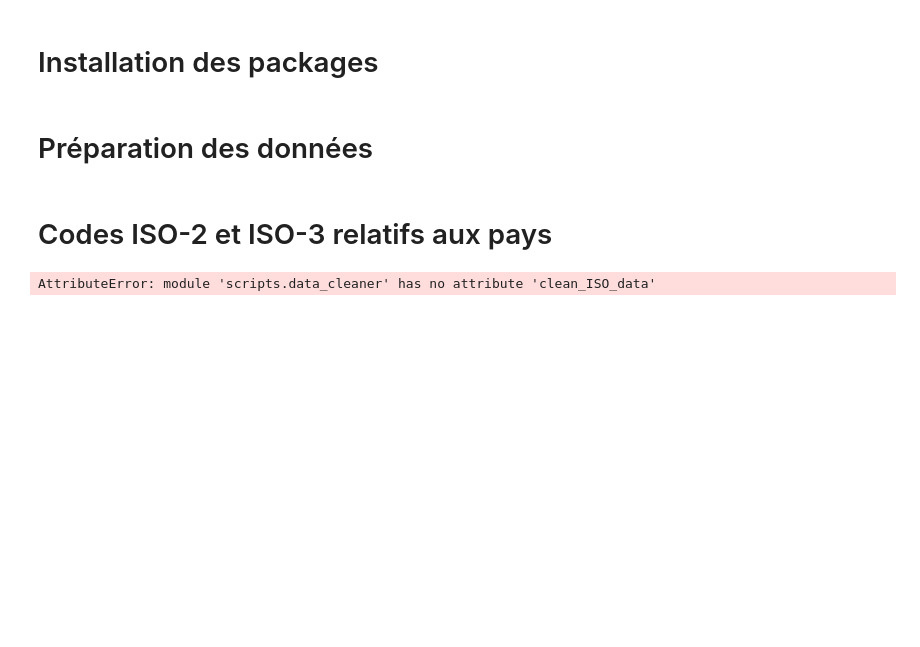
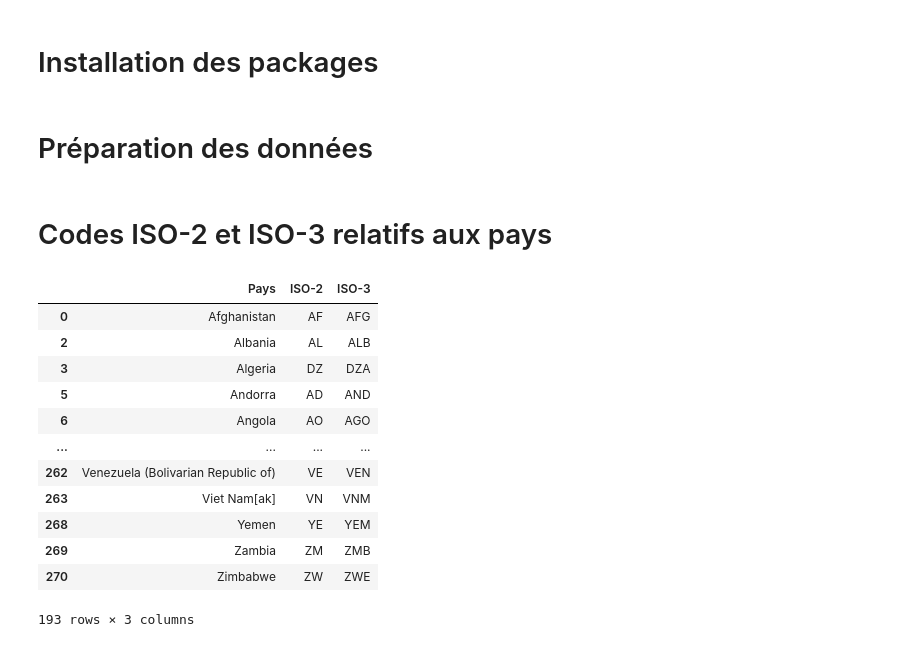
Before and after one commit to nile2304/Data-Science-Project-ENSAE, a Jupyter notebook: main.ipynb, the cells around one changed output. Saved outputs shown, nothing was run; the diff lists cells and outputs as text; code cells hidden in the pictures; blank space fills up the shorter version.

```diff
--- a/main.ipynb
+++ b/main.ipynb
@@ -12,7 +12,20 @@ codesISO_url = "https://en.wikipedia.org/wiki/List_of_ISO_3166_country_codes"
 # %%
 codesISO_data = dc.get_ISOcodes(codesISO_url)
 codesISO_data = dcl.clean_ISOData(codesISO_data)
+codesISO_data
 # %% [output]
+|  | Pays | ISO-2 | ISO-3 |
+| 0 | Afghanistan | AF | AFG |
+| 2 | Albania | AL | ALB |
+| 3 | Algeria | DZ | DZA |
+| 5 | Andorra | AD | AND |
+| 6 | Angola | AO | AGO |
+| ... | ... | ... | ... |
+| 262 | Venezuela (Bolivarian Republic of) | VE | VEN |
+| 263 | Viet Nam[ak] | VN | VNM |
+| 268 | Yemen | YE | YEM |
+| 269 | Zambia | ZM | ZMB |
+| 270 | Zimbabwe | ZW | ZWE |
-AttributeError: module 'scripts.data_cleaner' has no attribute 'clean_ISO_data'
+193 rows × 3 columns
 # %% [markdown]
 # PIB Réel
```
Also changed, not shown: parts of 2 cells of this notebook, 2 other files.
